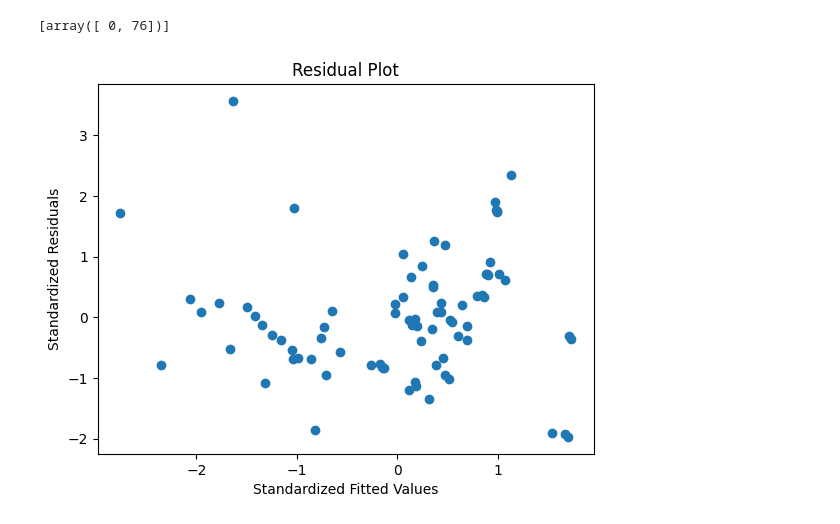
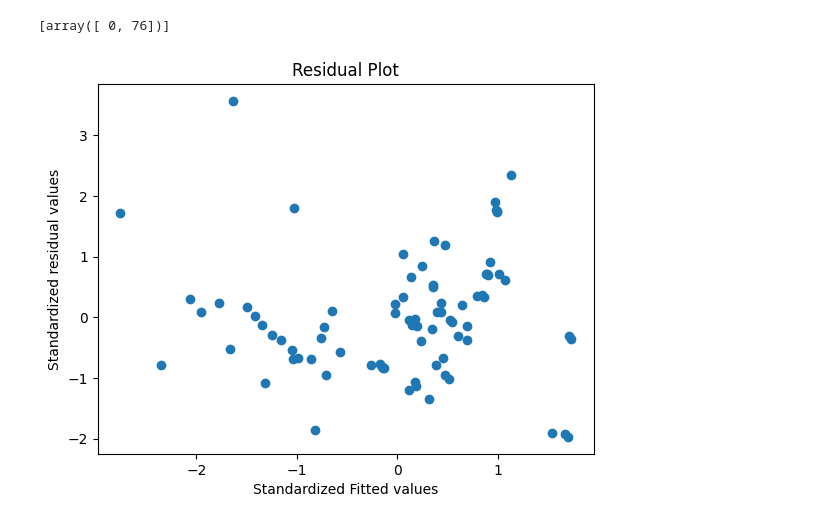
Before and after one commit to tallurikishore1/649, a Jupyter notebook: 06_02_25.ipynb, the cells around one changed output. Saved outputs shown, nothing was run; the diff lists cells and outputs as text; code cells hidden in the pictures.

```diff
--- a/06_02_25.ipynb
+++ b/06_02_25.ipynb
@@ -200,8 +341,13 @@ def get_standardized_values(vals):
 # %%
-plt.scatter(get_standardized_values(model.fittedvalues), get_standardized_values(model.resid))
+def get_standardized_values(vals):
+    return (vals - vals.mean()) / vals.std()
+
+plt.scatter(get_standardized_values(model.fittedvalues),
+            get_standardized_values(model.resid))
+
 plt.title('Residual Plot')
-plt.xlabel('Standardized Fitted Values')
-plt.ylabel('Standardized Residuals')
+plt.xlabel('Standardized Fitted values')
+plt.ylabel('Standardized residual values')
 plt.show()
 # %% [output]
-[figure, old version]
+[figure, new version]
```
Also changed, not shown: parts of 34 cells of this notebook.
